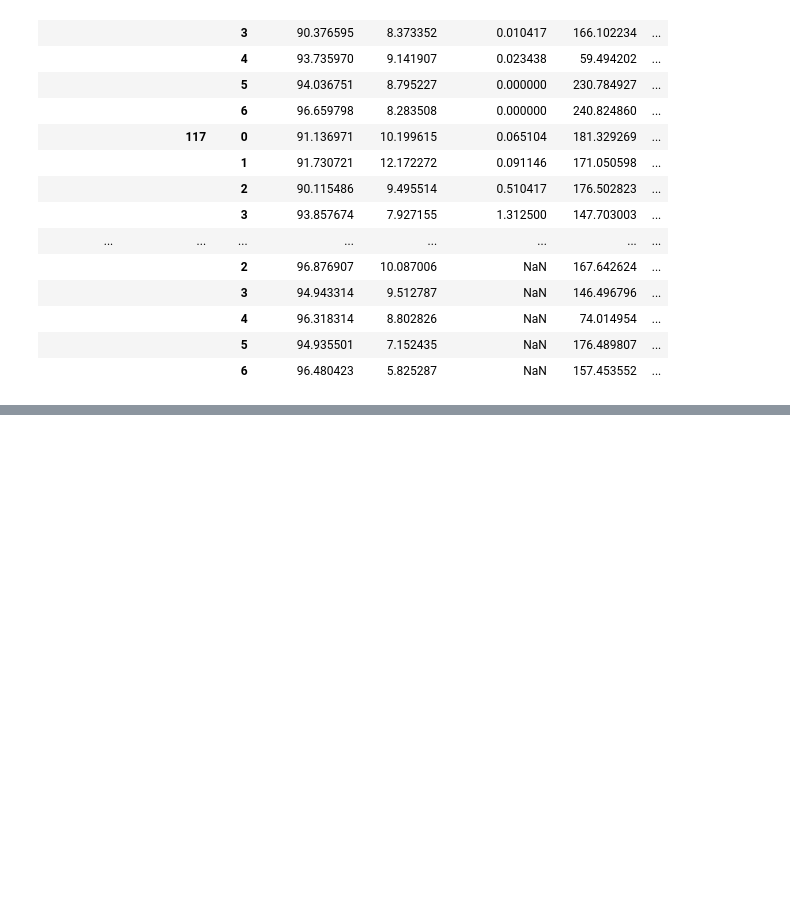
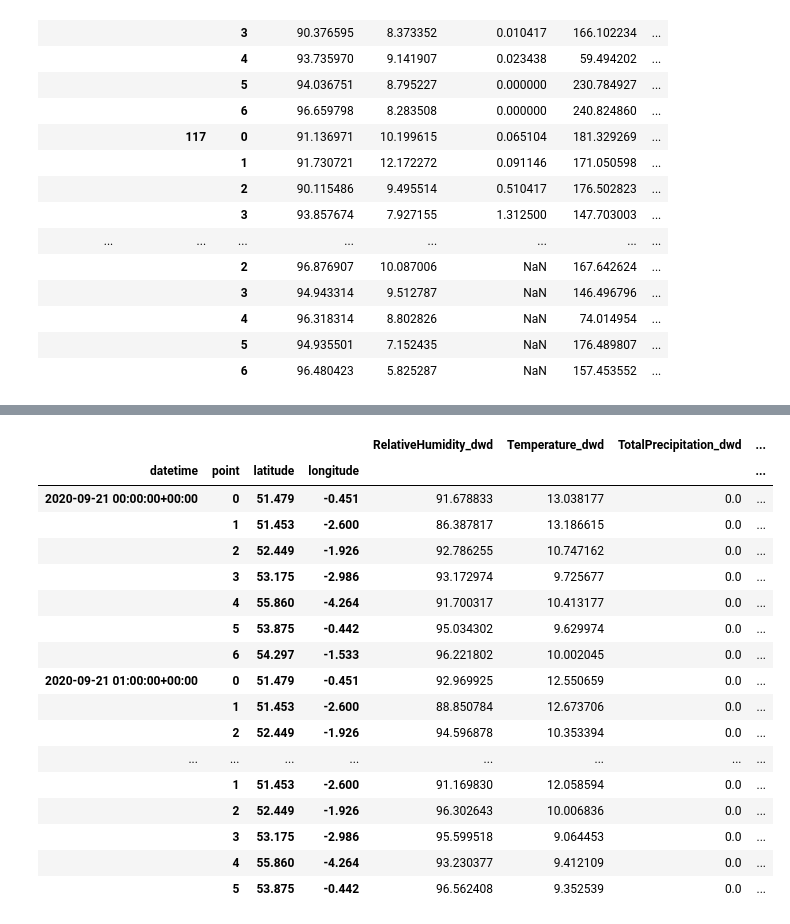
Before and after one commit to Shuyi829/hybrid-renewable-energy-forecasting, a Jupyter notebook: test_shuo.ipynb, the cells around one changed output, grey strips where cells are left out. Cells and saved outputs as stored; diff of their text form; code cells hidden in the pictures; blank space fills up the shorter version.

```diff
--- a/test_shuo.ipynb
+++ b/test_shuo.ipynb
@@ -58,0 +102,28 @@ dwd_demand_his_df.tail(20)
+# %%
+from processors import *
+ncep_files = ["data/ncep_gfs_demand_20200920_20231027.nc", "data/ncep_gfs_demand_20231027_20240108.nc"]
+dwd_files = ["data/dwd_icon_eu_demand_20200920_20231027.nc", "data/dwd_icon_eu_demand_20231027_20240108.nc"]
+
+ncep_df = process_dataset(ncep_files, '_ncep', 'solar')
+dwd_df = process_dataset(dwd_files, '_dwd', 'solar')
+# %%
+dwd_df.head(20)
+# %% [output]
+|  |  |  |  | RelativeHumidity_dwd | Temperature_dwd | TotalPrecipitation_dwd | ... |
+| datetime | point | latitude | longitude |  |  |  | ... |
+| 2020-09-21 00:00:00+00:00 | 0 | 51.479 | -0.451 | 91.678833 | 13.038177 | 0.0 | ... |
+|  | 1 | 51.453 | -2.600 | 86.387817 | 13.186615 | 0.0 | ... |
+|  | 2 | 52.449 | -1.926 | 92.786255 | 10.747162 | 0.0 | ... |
+|  | 3 | 53.175 | -2.986 | 93.172974 | 9.725677 | 0.0 | ... |
+|  | 4 | 55.860 | -4.264 | 91.700317 | 10.413177 | 0.0 | ... |
+|  | 5 | 53.875 | -0.442 | 95.034302 | 9.629974 | 0.0 | ... |
+|  | 6 | 54.297 | -1.533 | 96.221802 | 10.002045 | 0.0 | ... |
+| 2020-09-21 01:00:00+00:00 | 0 | 51.479 | -0.451 | 92.969925 | 12.550659 | 0.0 | ... |
+|  | 1 | 51.453 | -2.600 | 88.850784 | 12.673706 | 0.0 | ... |
+|  | 2 | 52.449 | -1.926 | 94.596878 | 10.353394 | 0.0 | ... |
+| ... | ... | ... | ... | ... | ... | ... | ... |
+|  | 1 | 51.453 | -2.600 | 91.169830 | 12.058594 | 0.0 | ... |
+|  | 2 | 52.449 | -1.926 | 96.302643 | 10.006836 | 0.0 | ... |
+|  | 3 | 53.175 | -2.986 | 95.599518 | 9.064453 | 0.0 | ... |
+|  | 4 | 55.860 | -4.264 | 93.230377 | 9.412109 | 0.0 | ... |
+|  | 5 | 53.875 | -0.442 | 96.562408 | 9.352539 | 0.0 | ... |
```
Also changed, not shown: parts of 5 cells of this notebook.
